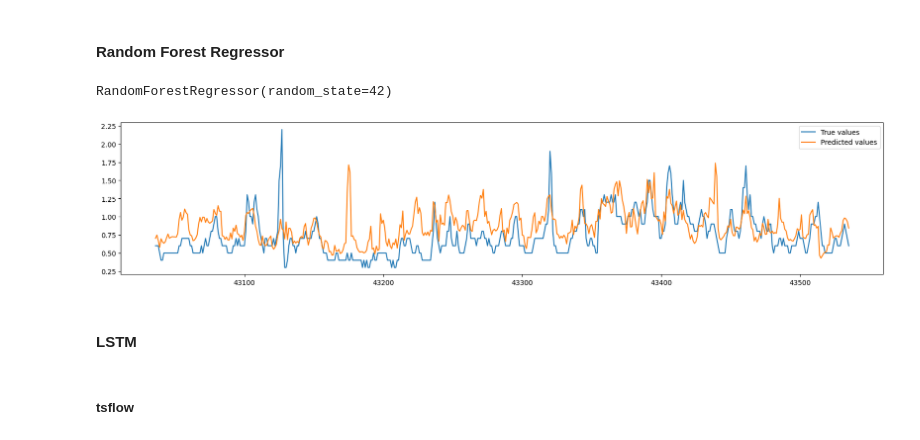
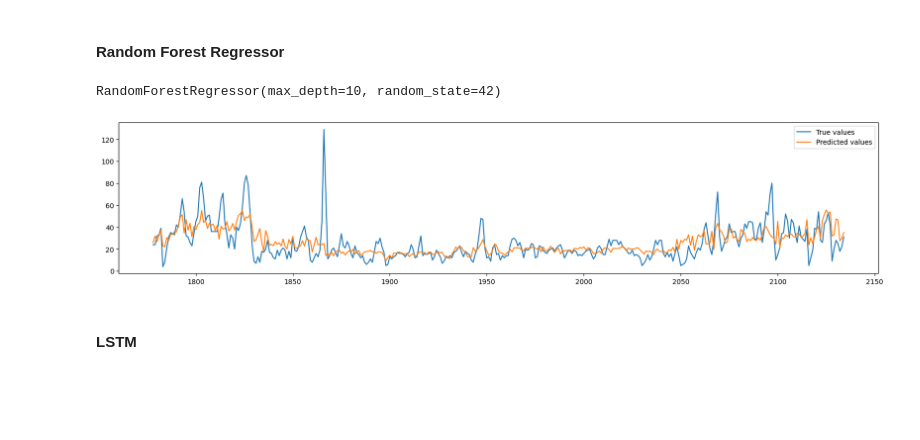
Before and after one commit to davidesonno/AII-project, a Jupyter notebook: 5-model-selection.ipynb, the cells around one changed output. Cells and saved outputs as stored; diff of their text form; code cells hidden in the pictures; blank space fills up the shorter version.

```diff
--- a/5-model-selection.ipynb
+++ b/5-model-selection.ipynb
@@ -89,2 +94,2 @@ We focus on CO beacuse it has the least missing values.
 # %%
-co_x_train, co_y_train, co_x_test, co_y_test = create_train_test(san_felice_data['CO'], train_split_date, y=target)
+co_x_train, co_y_train, co_x_test, co_y_test = create_train_test(san_felice_data['PM10'], train_split_date, y=target)
@@ -95,6 +95,0 @@ eh i dati devono essere interi perchè lui prova ad assegnare una classe piuttos
-# %%
-from sklearn.ensemble import RandomForestClassifier
-
-co_rand_forest = RandomForestClassifier(random_state=42)
-
-co_rand_forest.fit(co_x_train,co_y_train[target])
@@ -117,8 +98,8 @@ plt.show()
 # %%
 from sklearn.ensemble import RandomForestRegressor
 
-co_rand_forest = RandomForestRegressor(random_state=42)
+co_rand_forest = RandomForestRegressor(n_estimators=100,max_depth=10,random_state=42)
 
 co_rand_forest.fit(co_x_train,co_y_train[target])
 # %% [output]
-RandomForestRegressor(random_state=42)
+RandomForestRegressor(max_depth=10, random_state=42)
@@ -127,14 +106,13 @@ co_y_pred = co_rand_forest.predict(co_x_test)
 # %%
-co_y_pred_df = pd.DataFrame(co_y_pred, index=co_y_test.index) # serve perchè le predizioni partono da zero, ma y_test ha ancora gli indici giusti
+co_y_pred_rf = co_rand_forest.predict(co_x_test)
+co_y_pred_df_rf = pd.DataFrame(co_y_pred_rf, index=co_y_test.index) # serve perchè le predizioni partono da zero, ma y_test ha ancora gli indici giusti
 # %%
 plt.figure(figsize=(20,4))
 plt.plot(co_y_test.iloc[:500], label='True values')
-plt.plot(co_y_pred_df.iloc[:500], label='Predicted values')
+plt.plot(co_y_pred_df_rf.iloc[:500], label='Predicted values')
 plt.legend()
 plt.show()
 # %% [output]
-[figure, old version]
+[figure, new version]
 # %% [markdown]
 #### **LSTM**
-# %% [markdown]
-##### tsflow
```
Also changed, not shown: parts of 47 cells of this notebook, 5 other files.
